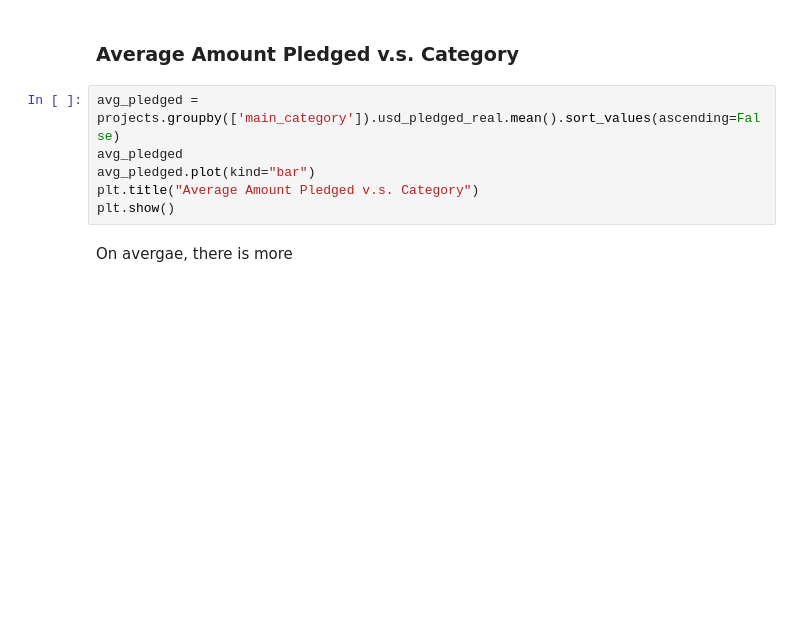
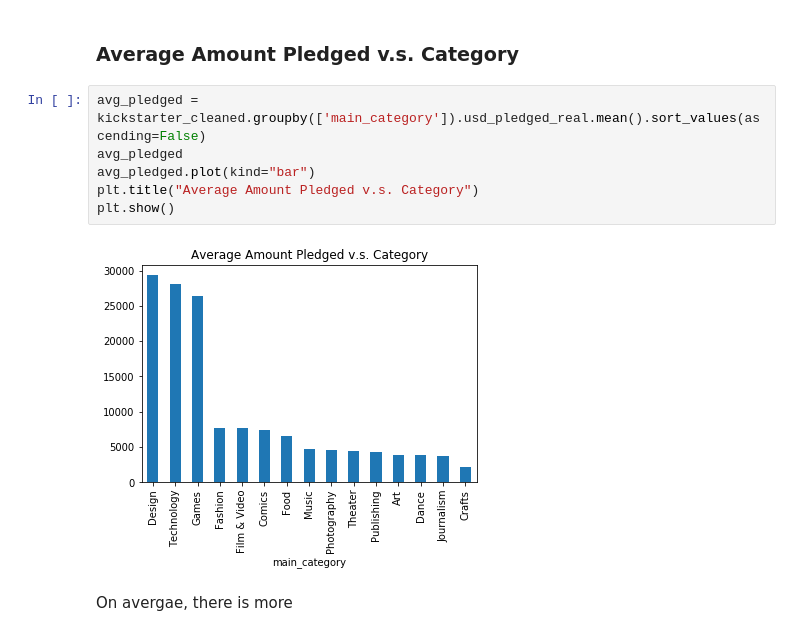
Before and after one commit to qjyap/STAT131-HALLO, a Jupyter notebook: Stats 131 Final Report-Copy1.ipynb, the cells around one changed output. Drawn from its saved outputs; the diff is of its cells as text; blank space fills up the shorter version.

```diff
--- a/Stats 131 Final Report-Copy1.ipynb
+++ b/Stats 131 Final Report-Copy1.ipynb
@@ -378,11 +361,13 @@ Categories with the most backers on Kickstarter are Games, Design, and Technolog
 # %% [markdown]
 ### Average Amount Pledged v.s. Category
 # %%
-avg_pledged = projects.groupby(['main_category']).usd_pledged_real.mean().sort_values(ascending=False)
+avg_pledged = kickstarter_cleaned.groupby(['main_category']).usd_pledged_real.mean().sort_values(ascending=False)
 avg_pledged
 avg_pledged.plot(kind="bar")
 plt.title("Average Amount Pledged v.s. Category")
 plt.show()
+# %% [output]
+[figure, added]
 # %% [markdown]
 On avergae, there is more
 # %% [markdown]
```
Also changed, not shown: parts of 21 cells of this notebook.
